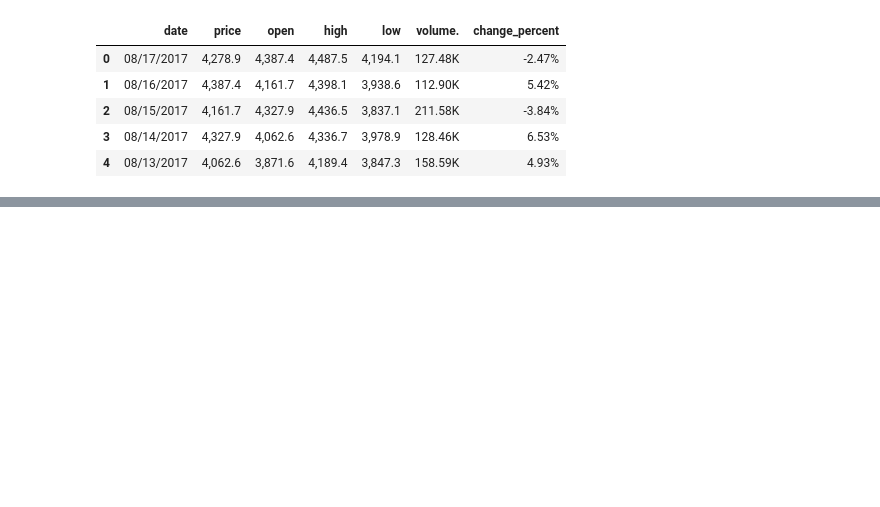
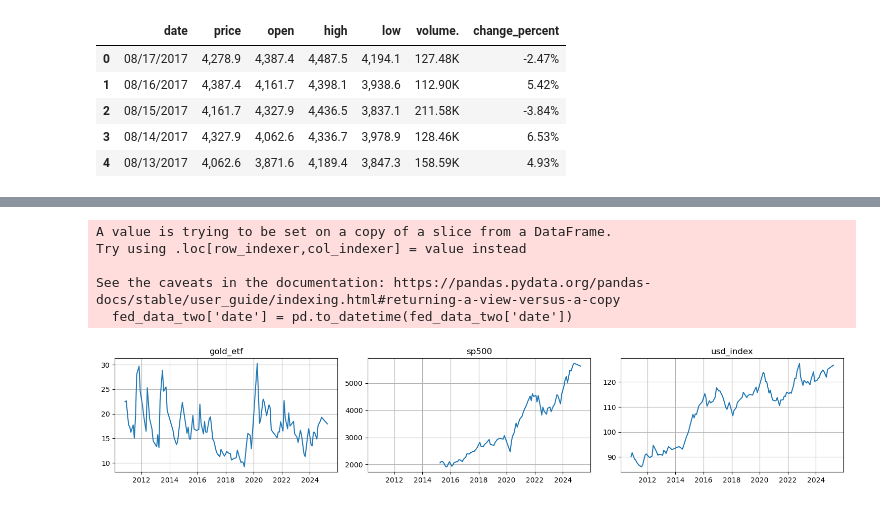
Before and after one commit to blairjdaniel/fintech_fraud, a Jupyter notebook: notebooks/data_import.ipynb, the cells around one changed output, grey strips where cells are left out. Drawn from its saved outputs; the diff is of its cells as text; code cells hidden in the pictures; blank space fills up the shorter version.

```diff
--- a/notebooks/data_import.ipynb
+++ b/notebooks/data_import.ipynb
@@ -45,0 +234,4 @@ data.head()
+# %%
+dfs = [gold_etf, gold_mining, sp500, usa_dollar_index]
+merged = reduce(lambda left, right: pd.merge(left, right, on='observation_date', how='outer'), dfs)
+merged.head()
@@ -45,0 +270,9 @@ data.head()
+# %%
+# Ensure the date column is in datetime format (if not already done)
+merged['date'] = pd.to_datetime(merged['date'])
+
+# Filter the DataFrame to include only the first day of each month.
+merged = merged[merged['date'].dt.day == 1]
+
+# Display the first few rows of the filtered DataFrame
+merged.head()
@@ -45,0 +286,42 @@ data.head()
+# %%
+# Define the columns to check for NaNs (all except "gdp")
+cols_to_check = [col for col in merged.columns if col != "sp500"]
+
+# Drop rows with NaN in any of those columns
+fed_data_two = merged.dropna(subset=cols_to_check)
+# %%
+# Convert date column and sort the DataFrame (if not already done)
+fed_data_two['date'] = pd.to_datetime(fed_data_two['date'])
+fed_data_two = fed_data_two.sort_values('date')
+
+# Select only numeric columns (excluding the date column)
+numeric_cols = fed_data_two.select_dtypes(include=[np.number]).columns
+
+# Define grid dimensions
+n_plots = len(numeric_cols)
+cols = 3  # Number of columns in grid
+rows = math.ceil(n_plots / cols)
+
+# Create subplots
+fig, axes = plt.subplots(rows, cols, figsize=(15, rows * 3), sharex=True)
+axes = axes.flatten()
+
+# Plot each numeric column as a line chart
+for i, col in enumerate(numeric_cols):
+    axes[i].plot(fed_data_two['date'], fed_data_two[col],  color='tab:blue', linestyle='-')
+    axes[i].set_title(col)
+    axes[i].grid(True)
+
+# Remove any extra subplots
+for j in range(i + 1, len(axes)):
+    fig.delaxes(axes[j])
+
+plt.tight_layout()
+plt.show()
+# %% [output]
+A value is trying to be set on a copy of a slice from a DataFrame.
+Try using .loc[row_indexer,col_indexer] = value instead
+
+See the caveats in the documentation: https://pandas.pydata.org/pandas-docs/stable/user_guide/indexing.html#returning-a-view-versus-a-copy
+  fed_data_two['date'] = pd.to_datetime(fed_data_two['date'])
+[figure, added]
```
Also changed, not shown: parts of 23 cells of this notebook, 3 other files.
